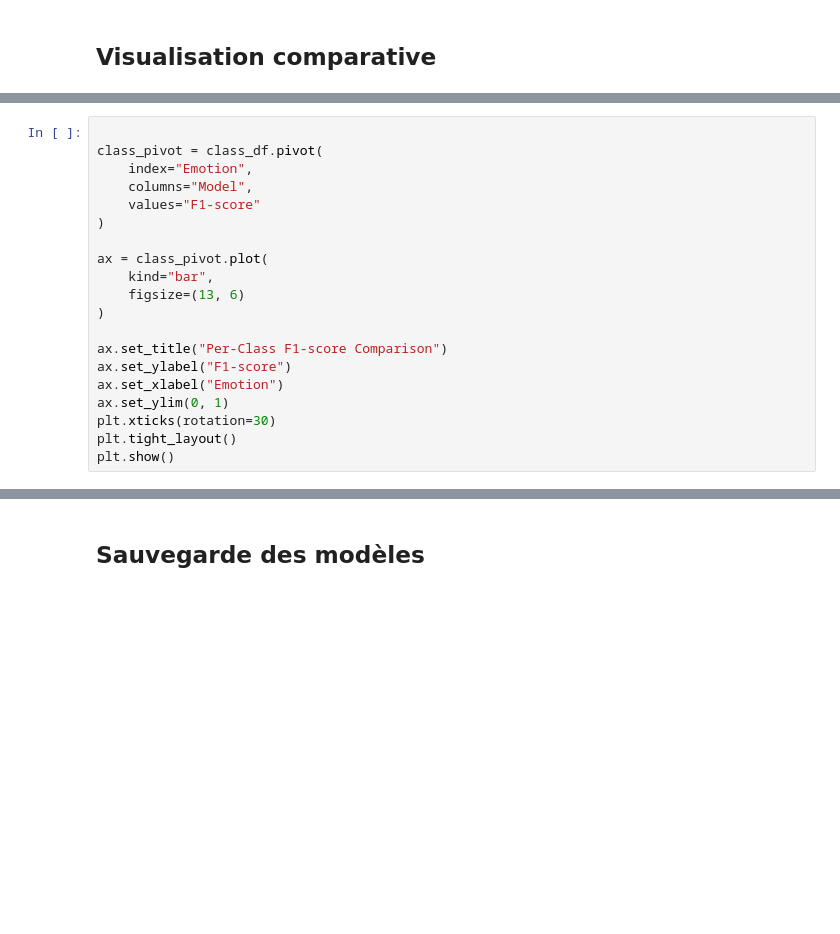
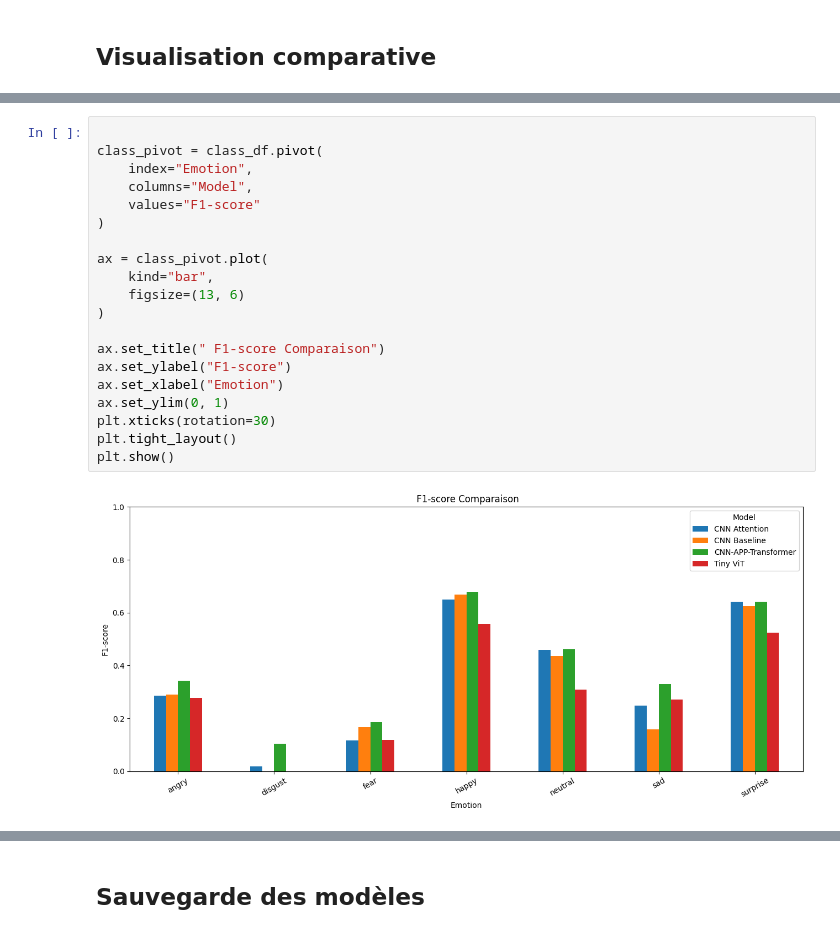
Before and after one commit to AinatianaIAM/Projet-final-M2, a Jupyter notebook: Facial_emotion_recognition_modele.ipynb, the cells around one changed output, grey strips where cells are left out. Drawn from its saved outputs; the diff is of its cells as text; blank space fills up the shorter version.

```diff
--- a/Facial_emotion_recognition_modele.ipynb
+++ b/Facial_emotion_recognition_modele.ipynb
@@ -991,23 +1048,25 @@ plt.show()
 # %%
 
 class_pivot = class_df.pivot(
     index="Emotion",
     columns="Model",
     values="F1-score"
 )
 
 ax = class_pivot.plot(
     kind="bar",
     figsize=(13, 6)
 )
 
-ax.set_title("Per-Class F1-score Comparison")
+ax.set_title(" F1-score Comparaison")
 ax.set_ylabel("F1-score")
 ax.set_xlabel("Emotion")
 ax.set_ylim(0, 1)
 plt.xticks(rotation=30)
 plt.tight_layout()
 plt.show()
+# %% [output]
+[figure, added]
 # %%
 plt.figure(figsize=(12, 5))
 
```
Also changed, not shown: parts of 6 cells of this notebook.
